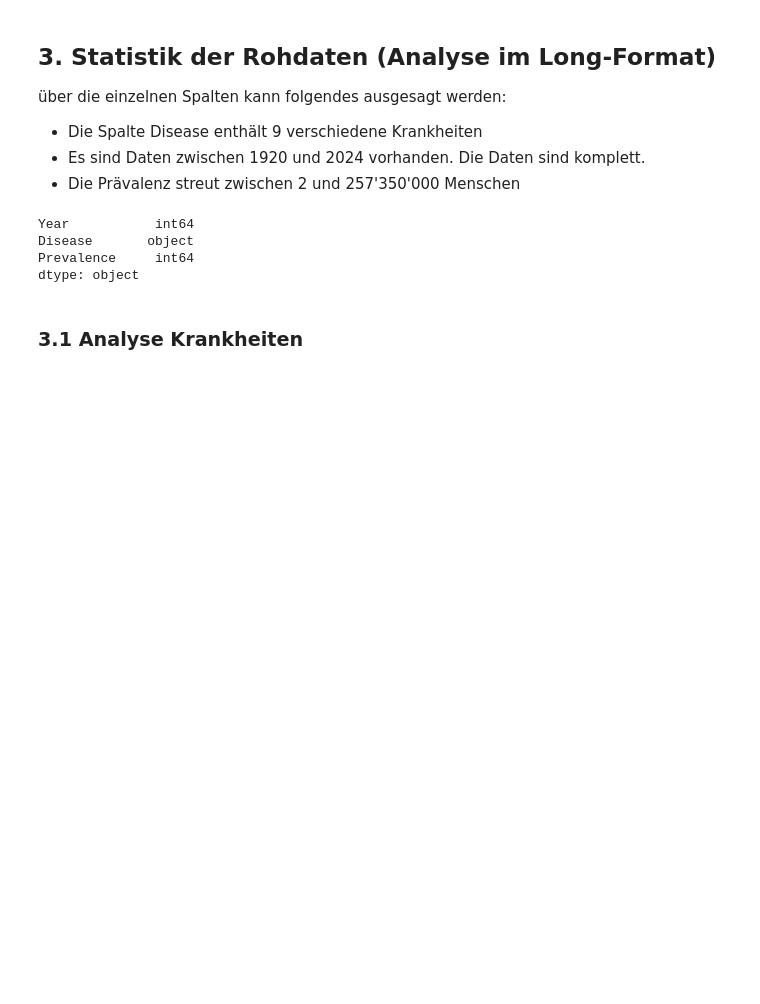
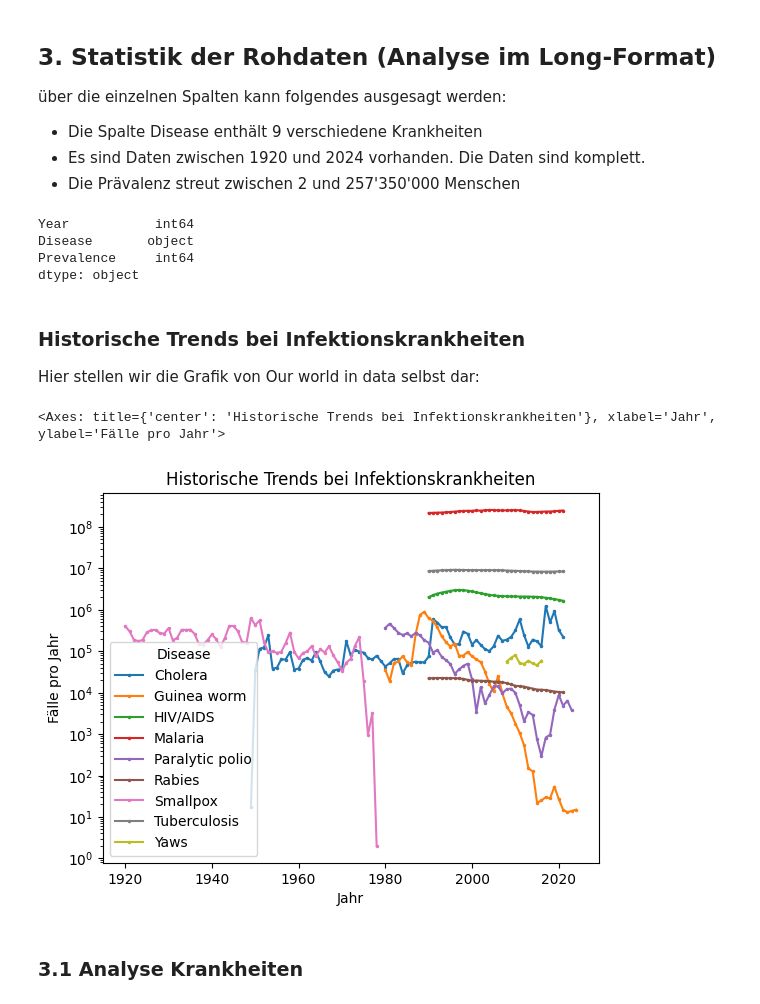
Before and after one commit to Retikulum94/Leistungsnachweis_2, a Jupyter notebook: Leistungsnachweis Infektionskrankheiten im Verlauf der Zeit.ipynb, the cells around one changed output. Drawn from its saved outputs; the diff is of its cells as text; code cells hidden in the pictures; blank space fills up the shorter version.

Commit message:
Übersichtsgrafik und Grafiken zu den einzelnen Krankheiten generiert.

```diff
--- a/Leistungsnachweis Infektionskrankheiten im Verlauf der Zeit.ipynb
+++ b/Leistungsnachweis Infektionskrankheiten im Verlauf der Zeit.ipynb
@@ -53,6 +60,15 @@ Year           int64
 Disease       object
 Prevalence     int64
 dtype: object
+# %% [markdown]
+### Historische Trends bei Infektionskrankheiten
+Hier stellen wir die Grafik von Our world in data selbst dar:
+# %%
+df_Krankheit=df_pivot[['Cholera','Guinea worm','HIV/AIDS','Malaria','Paralytic polio','Rabies','Smallpox','Tuberculosis','Yaws']]
+df_Krankheit.plot(title='Historische Trends bei Infektionskrankheiten', logy=True, marker='o', markersize=1.5, xlabel='Jahr', ylabel='Fälle pro Jahr')
+# %% [output]
+<Axes: title={'center': 'Historische Trends bei Infektionskrankheiten'}, xlabel='Jahr', ylabel='Fälle pro Jahr'>
+[figure, added]
 # %% [markdown]
 ### 3.1 Analyse Krankheiten
 # %%
```
Also changed, not shown: parts of 12 cells of this notebook.
